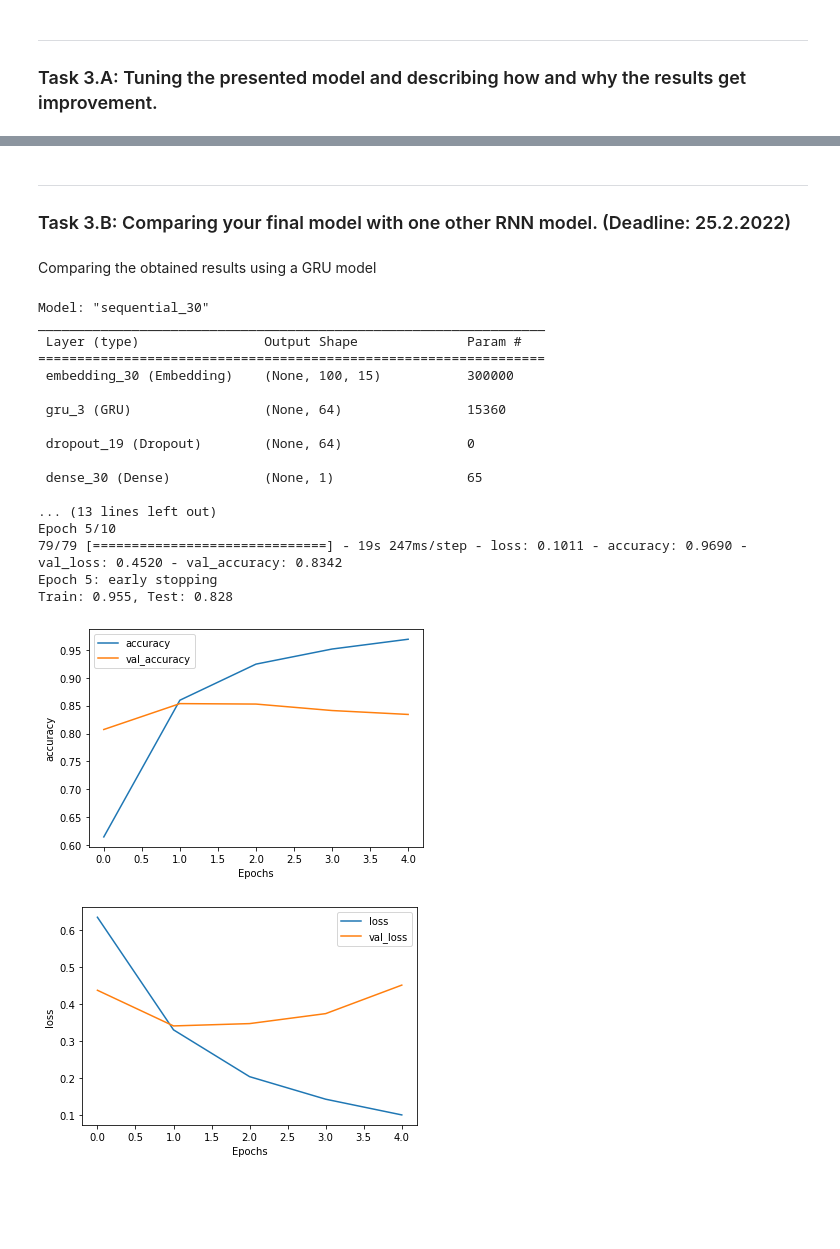
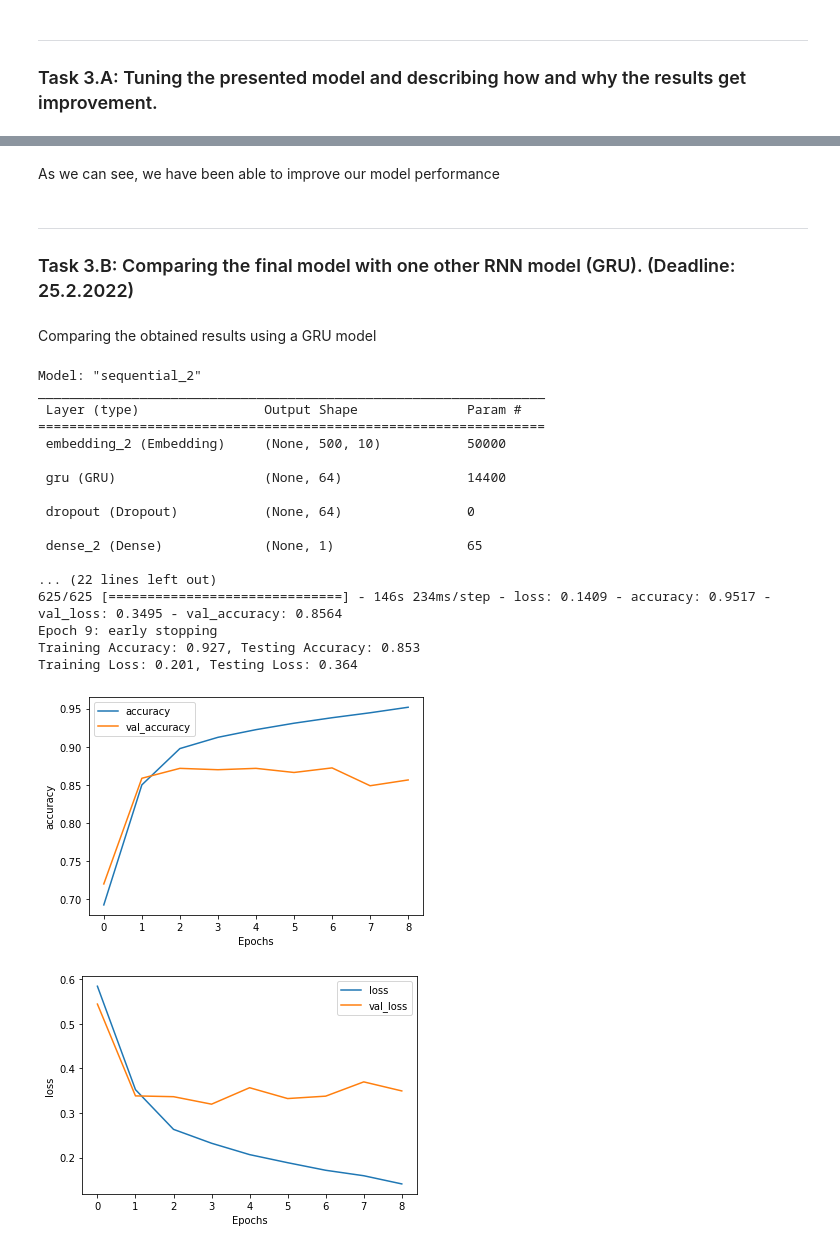
Before and after one commit to martinel-UAS/projects, a Jupyter notebook: 2. Descriptive/Project_2/Project2.ipynb, the cells around one changed output, grey strips where cells are left out. Drawn from its saved outputs; the diff is of its cells as text; code cells hidden in the pictures; blank space fills up the shorter version.

```diff
--- a/2. Descriptive/Project_2/Project2.ipynb
+++ b/2. Descriptive/Project_2/Project2.ipynb
@@ -84,7 +82,7 @@ cry at a film it must have been good and this definitely was also congratulation
 # Create model
 model = Sequential()
 model.add(Embedding(num_distinct_words, embedding_output_dims, input_length=max_sequence_length))
-model.add(LSTM(64))
+model.add(LSTM(lstm_units))
 model.add(Dense(1, activation='sigmoid'))
 
 # Compile the model
@@ -142,7 +140,13 @@ Epoch 10/10
 7. Evaluating the model
 # %%
 # Evaluate the model
-_, train_acc = model.evaluate(Xtrain, ytrain, verbose = 0)
-_, test_acc = model.evaluate (Xtest, ytest, verbose=0)
-print('Training Accuracy: %.3f, Testing Accuracy: %.3f' % (train_acc, test_acc))
+train_loss,train_accuracy = model.evaluate(Xtrain, ytrain, batch_size=batch_size, verbose=0)
+test_loss,test_accuracy = model.evaluate(Xtest, ytest, batch_size=batch_size, verbose=0)
+print('Training Accuracy: %.3f, Testing Accuracy: %.3f' % (train_accuracy, test_accuracy))
+print('Training Loss: %.3f, Testing Loss: %.3f' % (train_loss, test_loss))
+
+train_accuracies.append(train_accuracy)
+test_accuracies.append(test_accuracy)
+train_losses.append(train_loss)
+test_losses.append(test_loss)
 # %% [output]
@@ -220,12 +236,18 @@ history_tuned = model_tuned.fit(Xtrain, ytrain,
                     callbacks=[es]
                     )
 
-# evaluate the model
-_, train_acc = model_tuned.evaluate(Xtrain, ytrain, verbose=0)
-_, test_acc = model_tuned.evaluate(Xtest, ytest, verbose=0)
-print('Train: %.3f, Test: %.3f' % (train_acc, test_acc))
+# Evaluate the model
+train_loss,train_accuracy = model_tuned.evaluate(Xtrain, ytrain, batch_size=batch_size, verbose=0)
+test_loss,test_accuracy = model_tuned.evaluate(Xtest, ytest, batch_size=batch_size, verbose=0)
+print('Training Accuracy: %.3f, Testing Accuracy: %.3f' % (train_accuracy, test_accuracy))
+print('Training Loss: %.3f, Testing Loss: %.3f' % (train_loss, test_loss))
 
-# plot training history
+train_accuracies.append(train_accuracy)
+test_accuracies.append(test_accuracy)
+train_losses.append(train_loss)
+test_losses.append(test_loss)
+
+# Plot results
 plot_graphs(history_tuned, "accuracy")
 plot_graphs(history_tuned, "loss")
 # %% [output]
@@ -253,7 +289,9 @@ We haven't improved the overall accuracy of our model but we have reduced the ov
+# %% [markdown]
+As we can see, we have been able to improve our model performance
 # %% [markdown]
 <hr>
 
-### Task 3.B: Comparing your final model with one other RNN model. (Deadline: 25.2.2022)
+### Task 3.B: Comparing the final model with one other RNN model (GRU). (Deadline: 25.2.2022)
 # %% [markdown]
 Comparing the obtained results using a GRU model
 # %%
@@ -267,45 +305,51 @@ gru_model.add(GRU(64))
 gru_model.add(Dropout(0.2))
 gru_model.add(Dense(1, activation='sigmoid'))
 
 gru_model.summary()
 
 # Compile the model
 gru_model.compile(optimizer=optimizer, loss='binary_crossentropy', metrics=['accuracy'])
 
 # Fit model
 history_gru = gru_model.fit(Xtrain, ytrain,
                     batch_size=batch_size,
                     epochs=number_of_epochs,
                     validation_data=[Xtest, ytest],
                     validation_split=validation_split,
                     callbacks=[es]
                     )
 
 # Evaluate the model
-_, train_acc = gru_model.evaluate(Xtrain, ytrain, verbose=0)
-_, test_acc = gru_model.evaluate(Xtest, ytest, verbose=0)
-print('Train: %.3f, Test: %.3f' % (train_acc, test_acc))
+train_loss,train_accuracy = gru_model.evaluate(Xtrain, ytrain, batch_size=batch_size, verbose=0)
+test_loss,test_accuracy = gru_model.evaluate(Xtest, ytest, batch_size=batch_size, verbose=0)
+print('Training Accuracy: %.3f, Testing Accuracy: %.3f' % (train_accuracy, test_accuracy))
+print('Training Loss: %.3f, Testing Loss: %.3f' % (train_loss, test_loss))
+
+train_accuracies.append(train_accuracy)
+test_accuracies.append(test_accuracy)
+train_losses.append(train_loss)
+test_losses.append(test_loss)
 
 # Plot training history
 plot_graphs(history_gru, "accuracy")
 plot_graphs(history_gru, "loss")
 # %% [output]
-Model: "sequential_30"
+Model: "sequential_2"
 _________________________________________________________________
  Layer (type)                Output Shape              Param #
 =================================================================
- embedding_30 (Embedding)    (None, 100, 15)           300000
+ embedding_2 (Embedding)     (None, 500, 10)           50000
 
- gru_3 (GRU)                 (None, 64)                15360
+ gru (GRU)                   (None, 64)                14400
 
- dropout_19 (Dropout)        (None, 64)                0
+ dropout (Dropout)           (None, 64)                0
 
- dense_30 (Dense)            (None, 1)                 65
+ dense_2 (Dense)             (None, 1)                 65
 
-... (13 lines left out)
-Epoch 5/10
-79/79 [==============================] - 19s 247ms/step - loss: 0.1011 - accuracy: 0.9690 - val_loss: 0.4520 - val_accuracy: 0.8342
-Epoch 5: early stopping
-Train: 0.955, Test: 0.828
+... (22 lines left out)
+625/625 [==============================] - 146s 234ms/step - loss: 0.1409 - accuracy: 0.9517 - val_loss: 0.3495 - val_accuracy: 0.8564
+Epoch 9: early stopping
+Training Accuracy: 0.927, Testing Accuracy: 0.853
+Training Loss: 0.201, Testing Loss: 0.364
-[figure, old version]
+[figure, new version]
-[figure, old version]
+[figure, new version]
```
Also changed, not shown: parts of 16 cells of this notebook.
